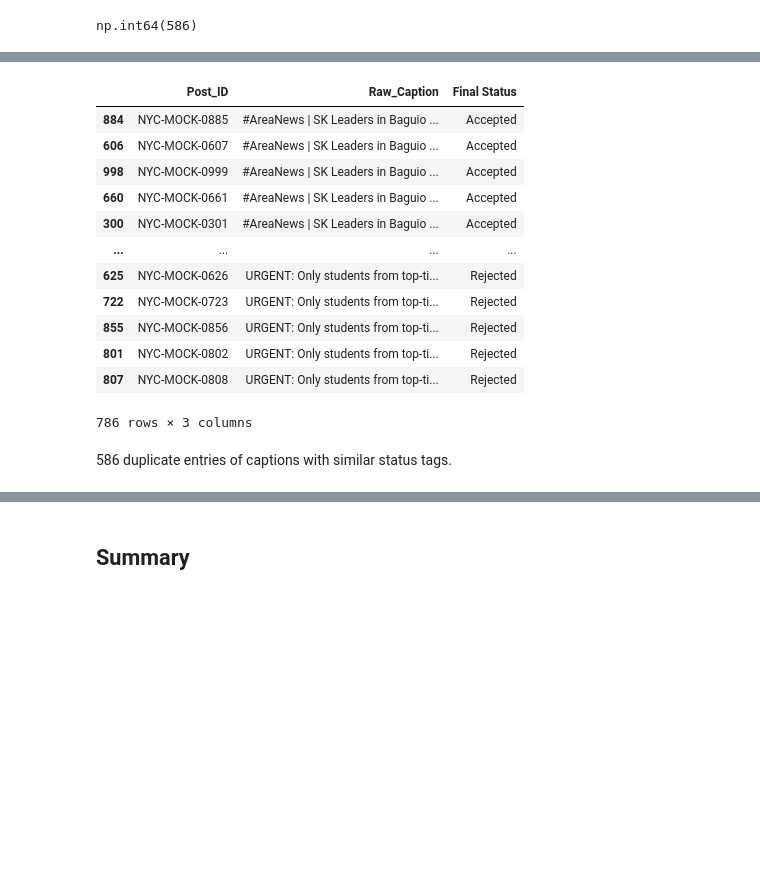
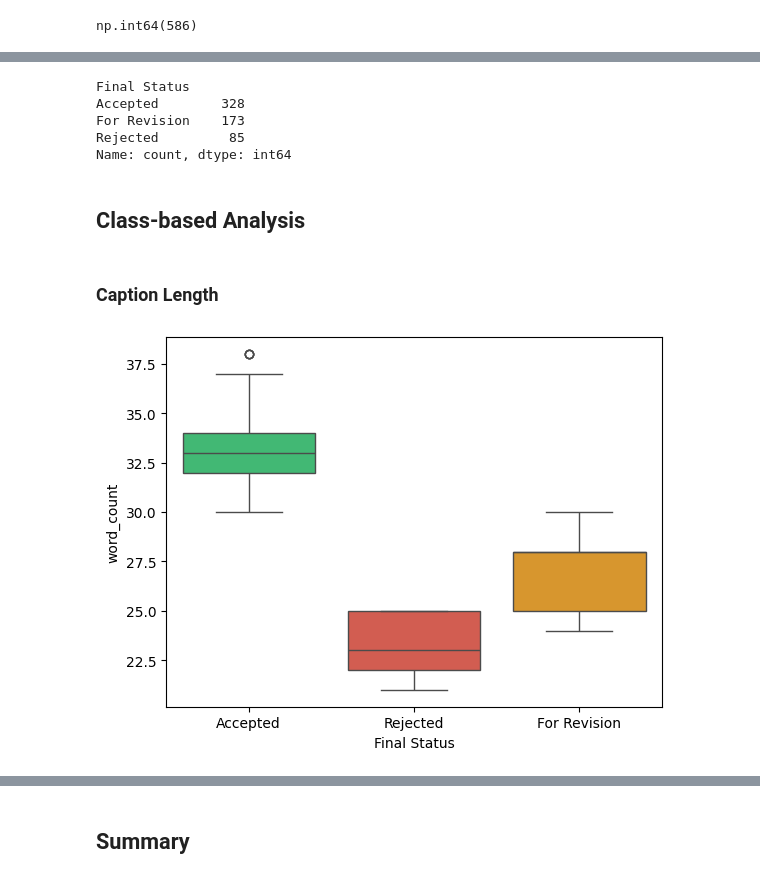
Before and after one commit to zkdlyn/SMARTech, a Jupyter notebook: notebooks_cv/01_data_exploration.ipynb, the cells around one changed output, grey strips where cells are left out. Saved outputs shown, nothing was run; the diff lists cells and outputs as text; code cells hidden in the pictures; blank space fills up the shorter version.

```diff
--- a/notebooks_cv/01_data_exploration.ipynb
+++ b/notebooks_cv/01_data_exploration.ipynb
@@ -92,18 +92,20 @@ np.int64(0)
 # %%
-df[df.duplicated(subset=["Raw_Caption"], keep=False)].sort_values(by="Raw_Caption")
+df[df.duplicated(subset=["Raw_Caption"])]['Final Status'].value_counts()
 # %% [output]
-|  | Post_ID | Raw_Caption | Final Status |
-| 884 | NYC-MOCK-0885 | #AreaNews | SK Leaders in Baguio ... | Accepted |
-| 606 | NYC-MOCK-0607 | #AreaNews | SK Leaders in Baguio ... | Accepted |
-| 998 | NYC-MOCK-0999 | #AreaNews | SK Leaders in Baguio ... | Accepted |
-| 660 | NYC-MOCK-0661 | #AreaNews | SK Leaders in Baguio ... | Accepted |
-| 300 | NYC-MOCK-0301 | #AreaNews | SK Leaders in Baguio ... | Accepted |
-| ... | ... | ... | ... |
-| 625 | NYC-MOCK-0626 | URGENT: Only students from top-ti... | Rejected |
-| 722 | NYC-MOCK-0723 | URGENT: Only students from top-ti... | Rejected |
-| 855 | NYC-MOCK-0856 | URGENT: Only students from top-ti... | Rejected |
-| 801 | NYC-MOCK-0802 | URGENT: Only students from top-ti... | Rejected |
-| 807 | NYC-MOCK-0808 | URGENT: Only students from top-ti... | Rejected |
-786 rows × 3 columns
+Final Status
+Accepted        328
+For Revision    173
+Rejected         85
+Name: count, dtype: int64
-# %% [markdown]
-586 duplicate entries of captions with similar status tags.
+# %% [markdown]
+## Class-based Analysis
+# %% [markdown]
+### Caption Length
+# %%
+df["char_length"] = df["Raw_Caption"].str.len()
+df["word_count"] = df["Raw_Caption"].str.split().str.len()
+# %%
+sns.boxplot(x="Final Status", y="word_count", data=df, hue="Final Status", palette=color_map)
+plt.show()
+# %% [output]
+[figure, added]
```
Also changed, not shown: parts of 16 cells of this notebook.
